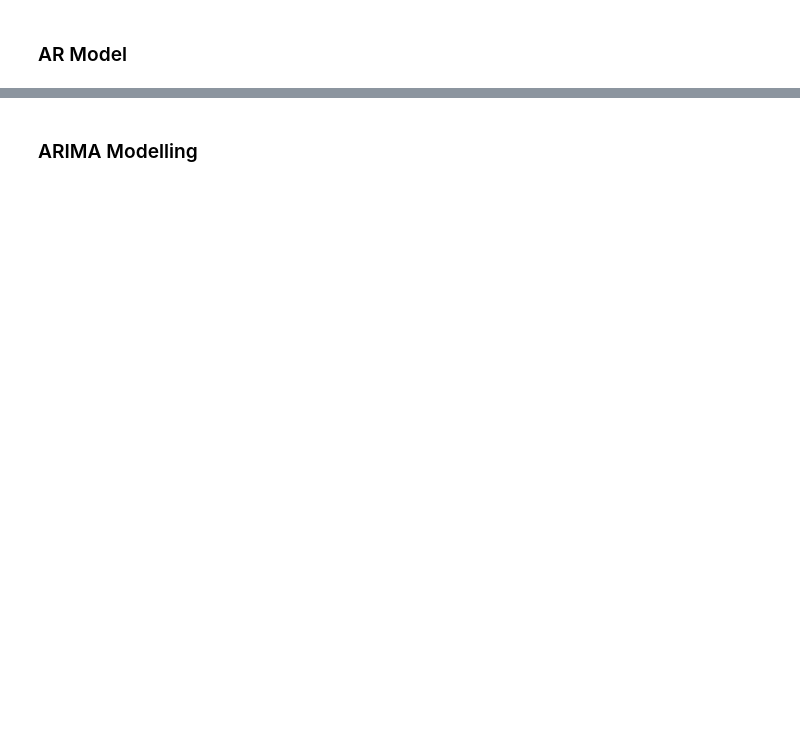
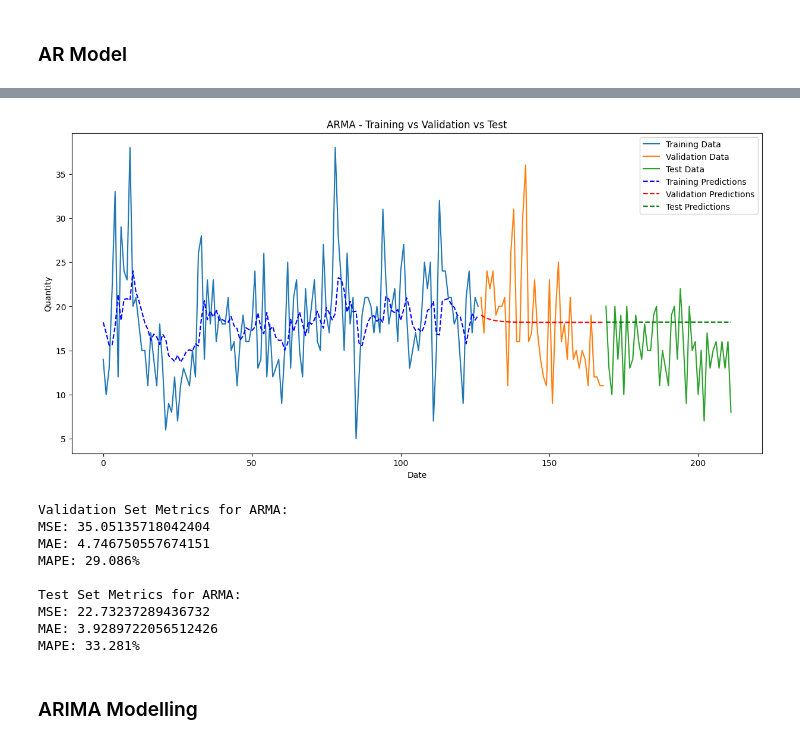
Before and after one commit to thejatingupta7/Demand_Forecasting_for_E_commerce, a Jupyter notebook: notebook_week1.ipynb, the cells around one changed output, grey strips where cells are left out. Saved outputs shown, nothing was run; the diff lists cells and outputs as text; code cells hidden in the pictures; blank space fills up the shorter version.

```diff
--- a/notebook_week1.ipynb
+++ b/notebook_week1.ipynb
@@ -739,2 +771,22 @@ plot_predictions_and_metrics(train_df, val_df, test_df, predictions_train, predi
+# %%
+# fitting the model
+ARMA_model = ARIMA(train_df['Quantity'], order=(1, 0, 1))           # ARMA(1, 1) Model
+ARMA_result = ARMA_model.fit()
+
+# Print model summary
+# print(ARMA_result.summary())
+# %%
+plot_predictions_and_metrics(train_df, val_df, test_df, ARMA_result, model_name='ARMA')
+# %% [output]
+[figure, added]
+Validation Set Metrics for ARMA:
+MSE: 35.05135718042404
+MAE: 4.746750557674151
+MAPE: 29.086%
+
+Test Set Metrics for ARMA:
+MSE: 22.73237289436732
+MAE: 3.9289722056512426
+MAPE: 33.281%
 # %% [markdown]
 ### ARIMA Modelling
```
Also changed, not shown: parts of 25 cells of this notebook.
